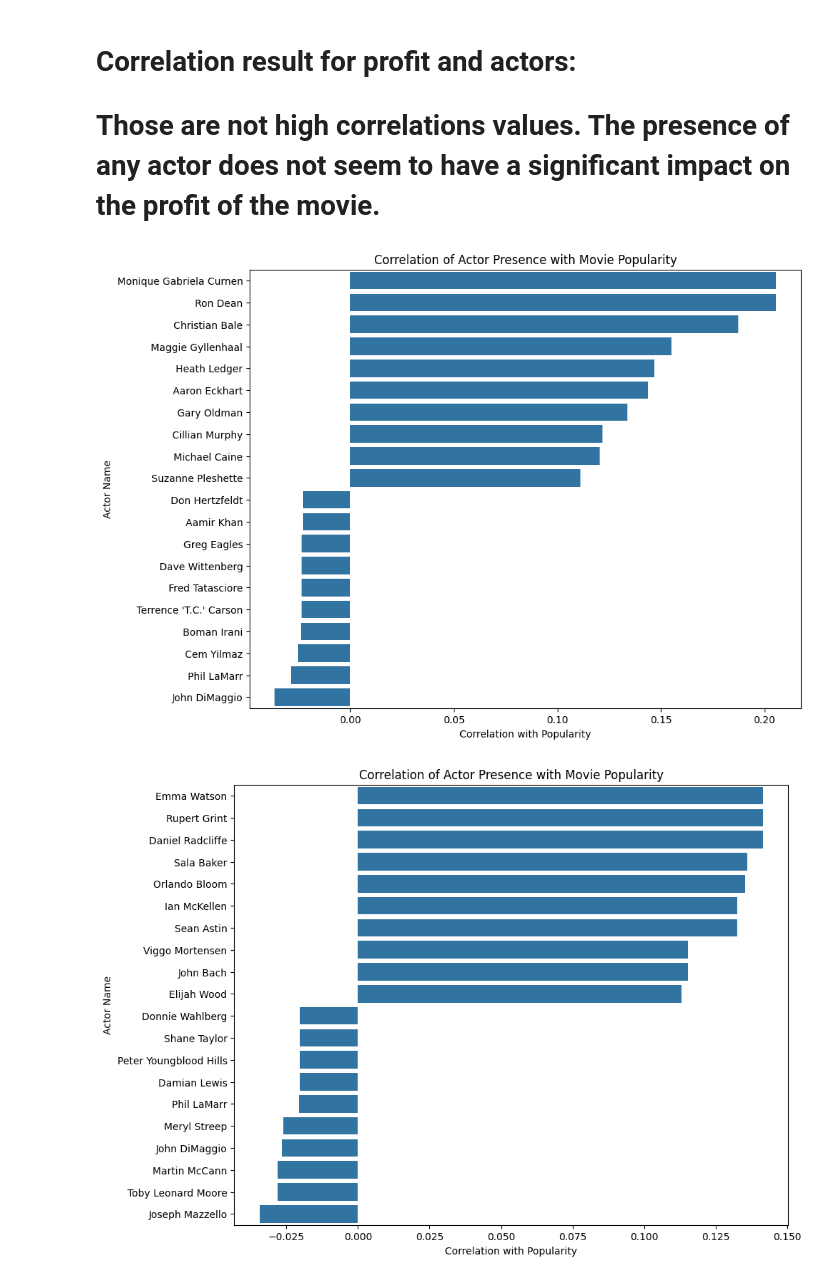
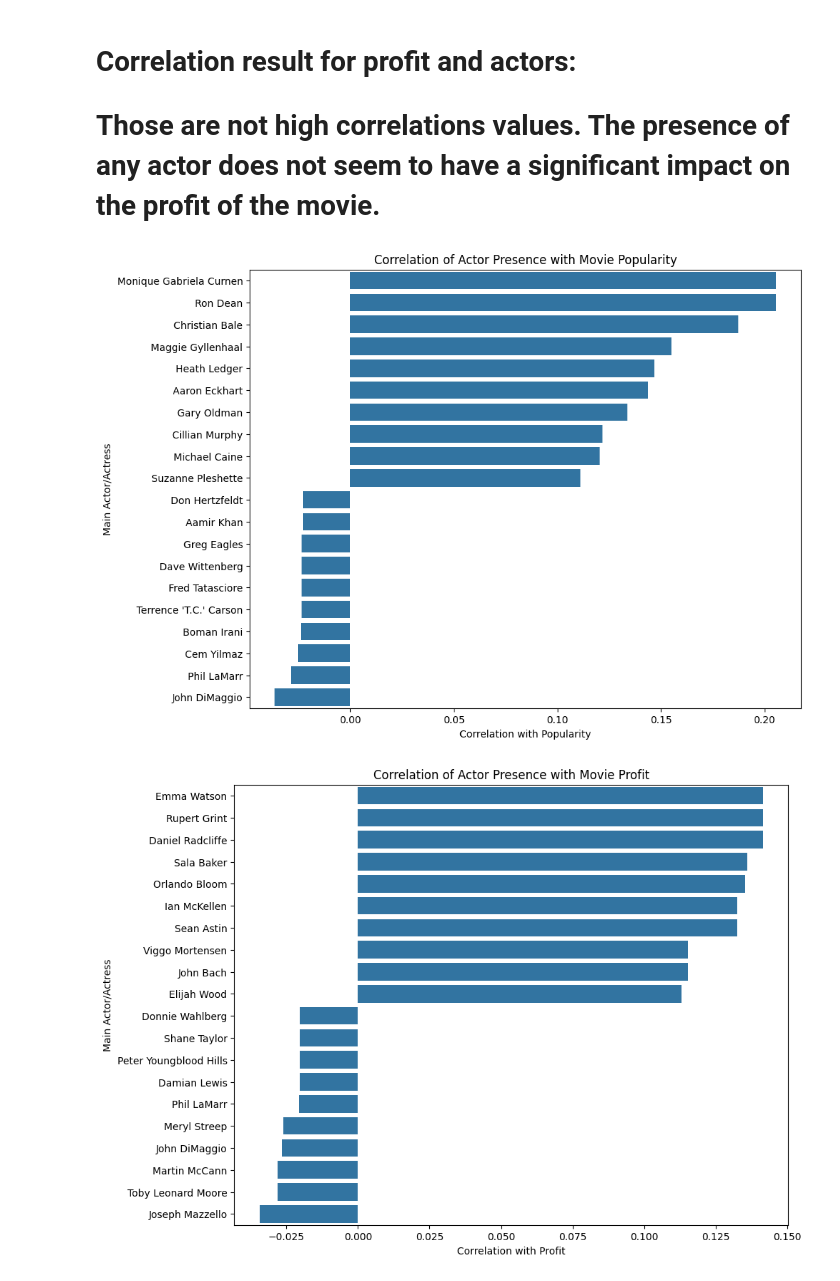
Before and after one commit to aggressor-FZX/imdb_database_AI_ML, a Jupyter notebook: IMDB_notebook.ipynb, the cells around one changed output. Saved outputs shown, nothing was run; the diff lists cells and outputs as text; code cells hidden in the pictures.

Commit message:
cleaned up some plots and made the code more presentable for sharing

```diff
--- a/IMDB_notebook.ipynb
+++ b/IMDB_notebook.ipynb
@@ -194,26 +196,26 @@ top_bottom_20 = pd.concat([top_10, bottom_10])
 plt.figure(figsize=(10, 8))
 sns.barplot(x=top_bottom_20.values, y=top_bottom_20.index)
 plt.xlabel('Correlation with Popularity')
-plt.ylabel('Actor Name')
+plt.ylabel('Main Actor/Actress')
 plt.title('Correlation of Actor Presence with Movie Popularity')
 plt.show()
 # %% [output]
-[figure, old version]
+[figure, new version]
 # %%
 
 # Calculate the correlation  Keep only the top 10 and bottom 10 correlations
 top_10 = profit_matrix.head(10)
 bottom_10 = profit_matrix.tail(10)
 top_bottom_20 = pd.concat([top_10, bottom_10])
 
 # Display the modified correlation series
 # Plot the correlations
 
 plt.figure(figsize=(10, 8))
 sns.barplot(x=top_bottom_20.values, y=top_bottom_20.index)
-plt.xlabel('Correlation with Popularity')
-plt.ylabel('Actor Name')
-plt.title('Correlation of Actor Presence with Movie profit')
+plt.xlabel('Correlation with Profit')
+plt.ylabel('Main Actor/Actress')
+plt.title('Correlation of Actor Presence with Movie Profit')
 plt.show()
 # %% [output]
-[figure, old version]
+[figure, new version]
```
Also changed, not shown: parts of 3 cells of this notebook.
